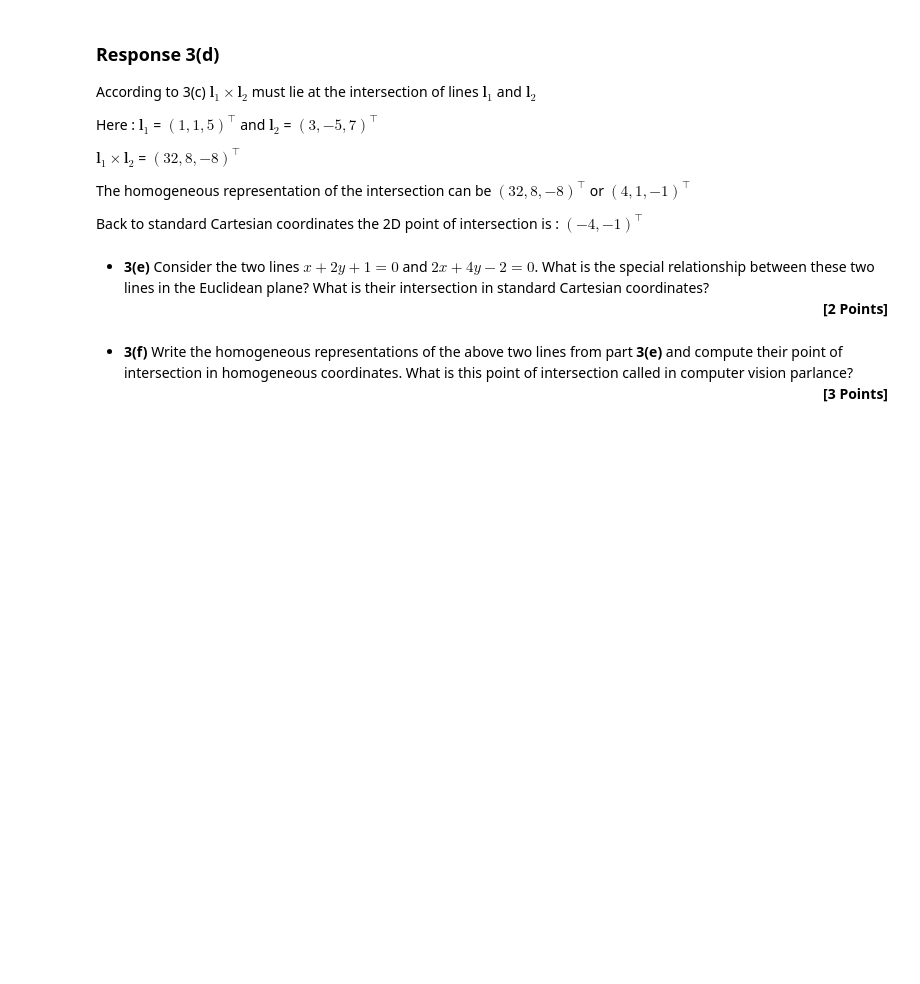
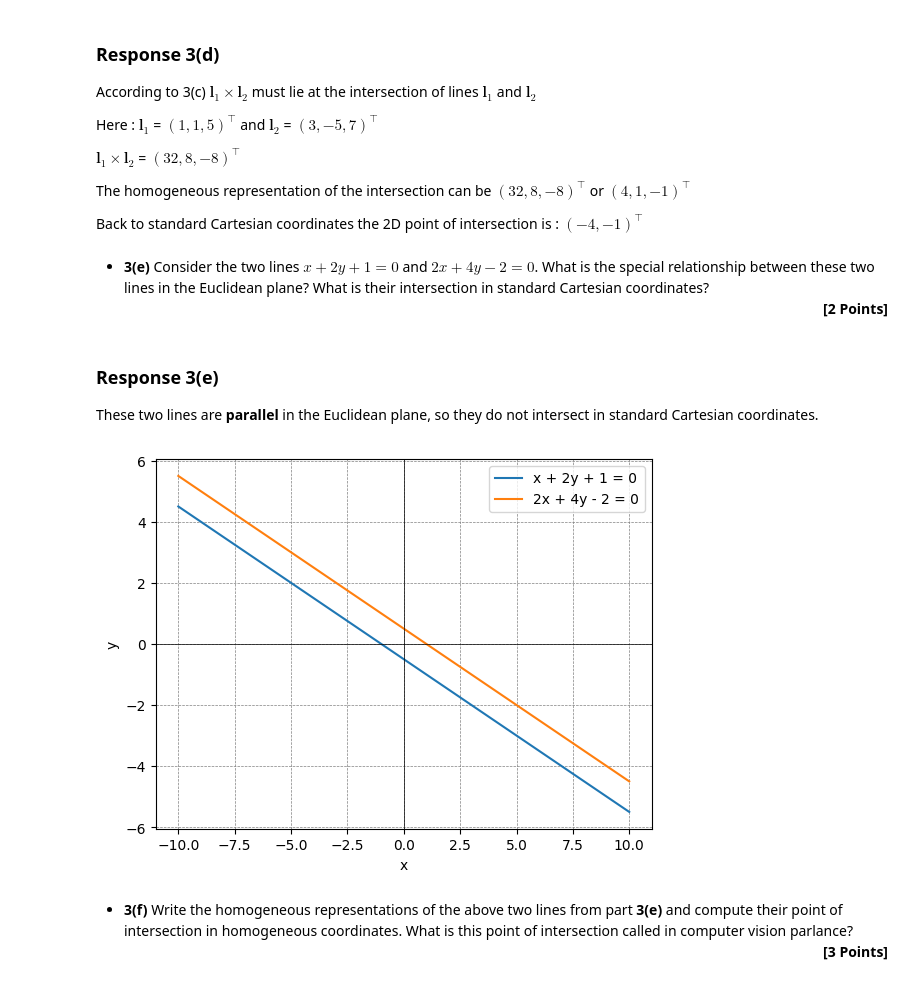
Before and after one commit to TSINET/CSE152A, a Jupyter notebook: HW1/HW1.ipynb, the cells around one changed output. Cells and saved outputs as stored; diff of their text form; code cells hidden in the pictures; blank space fills up the shorter version.

```diff
--- a/HW1/HW1.ipynb
+++ b/HW1/HW1.ipynb
@@ -675,5 +675,38 @@ The homogeneous representation of the intersection can be $(32,8,-8)^\top$ or $(
 Back to standard Cartesian coordinates the 2D point of intersection is : $(-4,-1)^\top$
 # %% [markdown]
 - <b>3(e)</b> Consider the two lines $x + 2y + 1 = 0$ and $2x + 4y - 2 = 0$. What is the special relationship between these two lines in the Euclidean plane? What is their intersection in standard Cartesian coordinates? <div style="text-align: right"><b>[2 Points]</b></div>
+# %% [markdown]
+### Response 3(e)
+
+These two lines are <b>parallel</b> in the Euclidean plane, so they do not intersect in standard Cartesian coordinates.
+# %%
+# Définir les coefficients des équations des droites
+# Ax + By + C = 0
+line1 = (1, 2, 1)
+line2 = (2, 4, -2)
+
+# Générer des valeurs x
+x = np.linspace(-10, 10, 400)
+
+# Calculer les valeurs y correspondantes
+y1 = (-line1[0] * x - line1[2]) / line1[1]
+y2 = (-line2[0] * x - line2[2]) / line2[1]
+
+# Tracer les droites
+plt.plot(x, y1, label="x + 2y + 1 = 0")
+plt.plot(x, y2, label="2x + 4y - 2 = 0")
+
+# Ajouter les étiquettes et la légende
+plt.xlabel("x")
+plt.ylabel("y")
+plt.axhline(0, color="black", linewidth=0.5)
+plt.axvline(0, color="black", linewidth=0.5)
+plt.grid(color="gray", linestyle="--", linewidth=0.5)
+plt.legend()
+
+# Afficher le graphique
+plt.show()
+# %% [output]
+[figure, added]
 # %% [markdown]
 <ul><li><b>3(f) </b> Write the homogeneous representations of the above two lines from part <b>3(e)</b> and compute their point of intersection in homogeneous coordinates. What is this point of intersection called in computer vision parlance?  <div style="text-align: right"><b>[3 Points]</b></div></li></ul>
```
Also changed, not shown: parts of 6 cells of this notebook.
